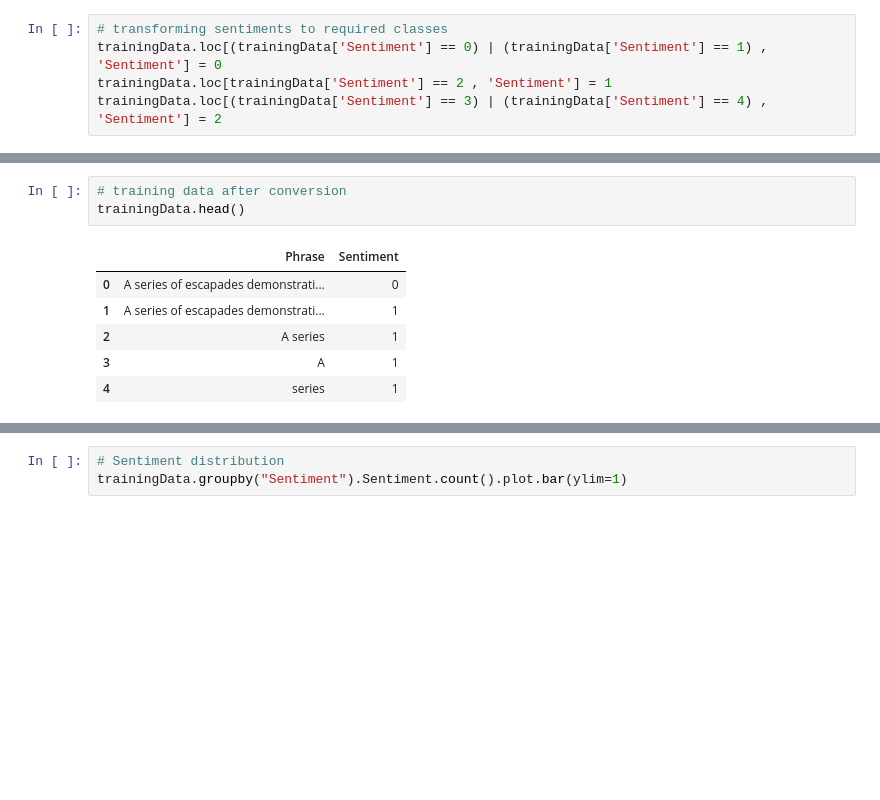
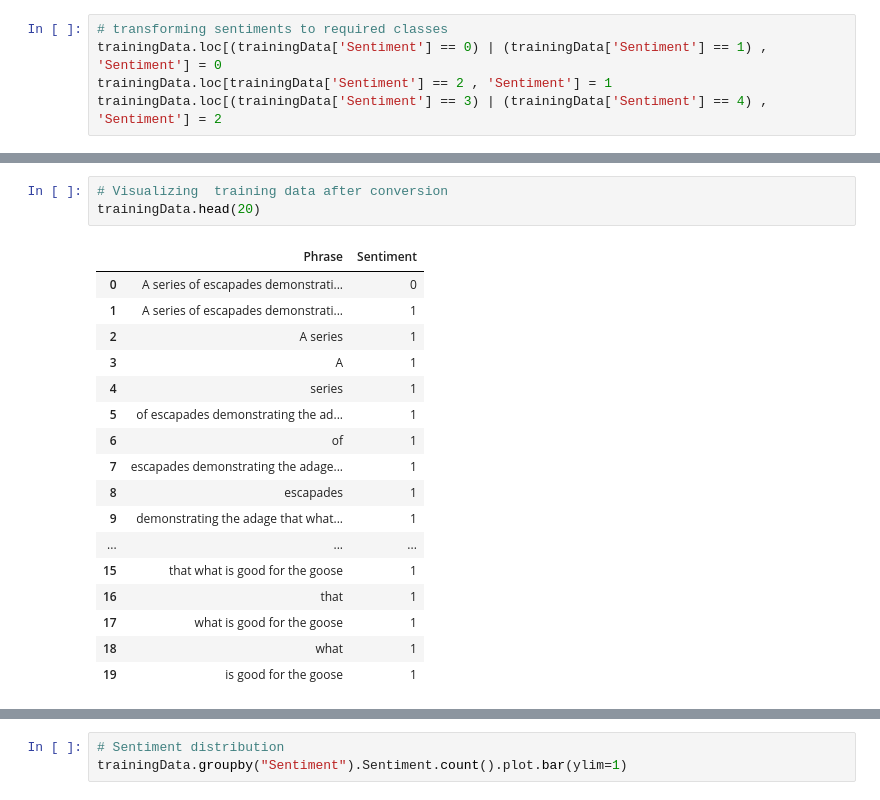
Before and after one commit to masp42/ML_CA3, a Jupyter notebook: Marcelo_Pugliesi_ML_CA3.ipynb, the cells around one changed output, grey strips where cells are left out. Cells and saved outputs as stored; diff of their text form; blank space fills up the shorter version.

```diff
--- a/Marcelo_Pugliesi_ML_CA3.ipynb
+++ b/Marcelo_Pugliesi_ML_CA3.ipynb
@@ -160,10 +203,21 @@ trainingData.loc[(trainingData['Sentiment'] == 3) | (trainingData['Sentiment'] =
 # %%
-# training data after conversion
-trainingData.head()
+# Visualizing  training data after conversion
+trainingData.head(20)
 # %% [output]
 |  | Phrase | Sentiment |
 | 0 | A series of escapades demonstrati... | 0 |
 | 1 | A series of escapades demonstrati... | 1 |
 | 2 | A series | 1 |
 | 3 | A | 1 |
 | 4 | series | 1 |
+| 5 | of escapades demonstrating the ad... | 1 |
+| 6 | of | 1 |
+| 7 | escapades demonstrating the adage... | 1 |
+| 8 | escapades | 1 |
+| 9 | demonstrating the adage that what... | 1 |
+| ... | ... | ... |
+| 15 | that what is good for the goose | 1 |
+| 16 | that | 1 |
+| 17 | what is good for the goose | 1 |
+| 18 | what | 1 |
+| 19 | is good for the goose | 1 |
```
Also changed, not shown: parts of 17 cells of this notebook.
